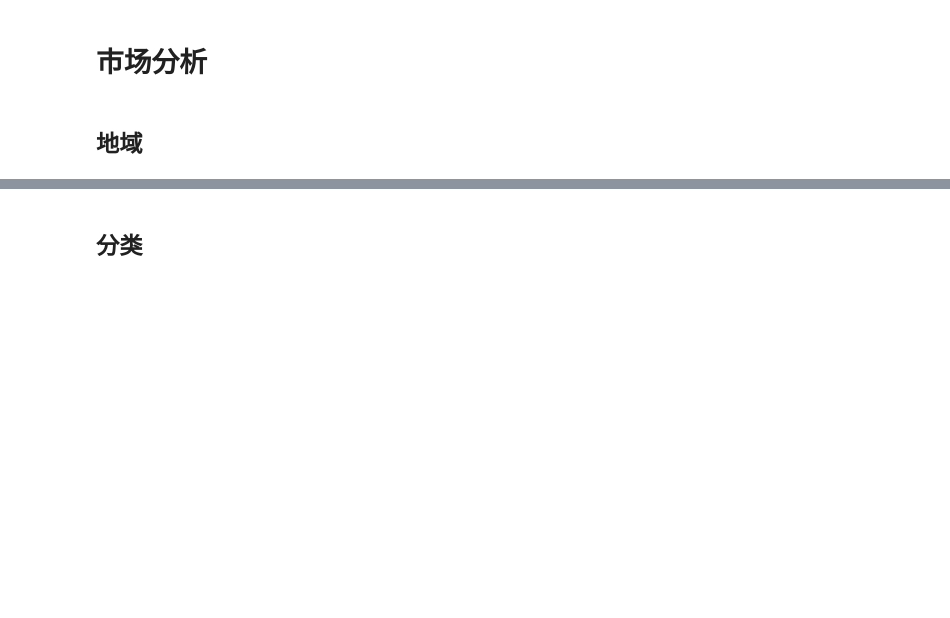
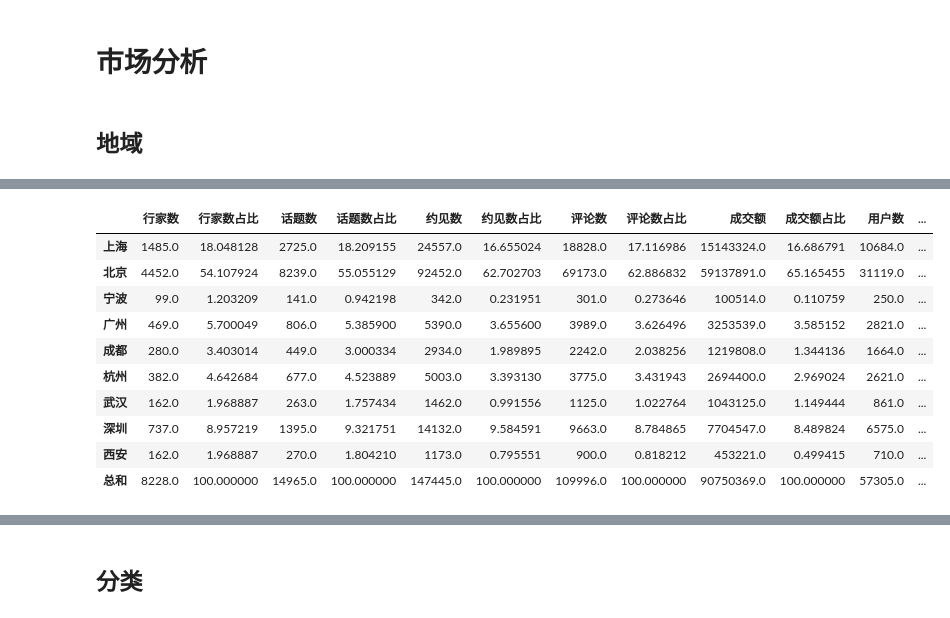
Before and after one commit to wymintage/zaih_analysis, a Jupyter notebook: zaih_analysis/zaih_analysis_2.ipynb, the cells around one changed output, grey strips where cells are left out. Saved outputs shown, nothing was run; the diff lists cells and outputs as text; code cells hidden in the pictures; blank space fills up the shorter version.

```diff
--- a/zaih_analysis/zaih_analysis_2.ipynb
+++ b/zaih_analysis/zaih_analysis_2.ipynb
@@ -43,3 +36,10 @@ conn = engine.connect()
+# %%
+# 连接数据库
+engine = create_engine(seeting.CONNECT_INFO)
+# seeting is a text file saved as .py file
+# seeting contains some user customize configurations
+# CONNECT_INFO like 'mysql+pymysql://user:password@host/dbname?charset=utf8mb4'
+conn = engine.connect()
 # %% [markdown]
 ## 获取数据
 # %%
@@ -227,0 +322,40 @@ city
+# %%
+# 数据合并及展示
+city = mentor_city.join([topic_city, meet_city, comment_city, volume_city_topic, user_city, reply_city], how='outer')
+city_sum = city.sum().to_frame().T
+city_sum = city_sum.rename({0:'总和'})
+city = city.append(city_sum)
+
+city = city.rename(
+    index=str,
+    columns={
+        'mentor_count': '行家数',
+        'mentor_pct': '行家数占比',
+        'topic_count':'话题数',
+        'topic_pct': '话题数占比',
+        'meet_num_sum': '约见数',
+        'meet_num_pct': '约见数占比',
+        'comment_count': '评论数',
+        'comment_pct': '评论数占比',
+        'volume': '成交额',
+        'volume_pct': '成交额占比',
+        'user_count': '用户数',
+        'user_pct': '用户数占比',
+        'reply_count': '回复数',
+        'reply_pct': '回复数占比'
+    }
+)
+
+city
+# %% [output]
+|  | 行家数 | 行家数占比 | 话题数 | 话题数占比 | 约见数 | 约见数占比 | 评论数 | 评论数占比 | 成交额 | 成交额占比 | 用户数 | ... |
+| 上海 | 1485.0 | 18.048128 | 2725.0 | 18.209155 | 24557.0 | 16.655024 | 18828.0 | 17.116986 | 15143324.0 | 16.686791 | 10684.0 | ... |
+| 北京 | 4452.0 | 54.107924 | 8239.0 | 55.055129 | 92452.0 | 62.702703 | 69173.0 | 62.886832 | 59137891.0 | 65.165455 | 31119.0 | ... |
+| 宁波 | 99.0 | 1.203209 | 141.0 | 0.942198 | 342.0 | 0.231951 | 301.0 | 0.273646 | 100514.0 | 0.110759 | 250.0 | ... |
+| 广州 | 469.0 | 5.700049 | 806.0 | 5.385900 | 5390.0 | 3.655600 | 3989.0 | 3.626496 | 3253539.0 | 3.585152 | 2821.0 | ... |
+| 成都 | 280.0 | 3.403014 | 449.0 | 3.000334 | 2934.0 | 1.989895 | 2242.0 | 2.038256 | 1219808.0 | 1.344136 | 1664.0 | ... |
+| 杭州 | 382.0 | 4.642684 | 677.0 | 4.523889 | 5003.0 | 3.393130 | 3775.0 | 3.431943 | 2694400.0 | 2.969024 | 2621.0 | ... |
+| 武汉 | 162.0 | 1.968887 | 263.0 | 1.757434 | 1462.0 | 0.991556 | 1125.0 | 1.022764 | 1043125.0 | 1.149444 | 861.0 | ... |
+| 深圳 | 737.0 | 8.957219 | 1395.0 | 9.321751 | 14132.0 | 9.584591 | 9663.0 | 8.784865 | 7704547.0 | 8.489824 | 6575.0 | ... |
+| 西安 | 162.0 | 1.968887 | 270.0 | 1.804210 | 1173.0 | 0.795551 | 900.0 | 0.818212 | 453221.0 | 0.499415 | 710.0 | ... |
+| 总和 | 8228.0 | 100.000000 | 14965.0 | 100.000000 | 147445.0 | 100.000000 | 109996.0 | 100.000000 | 90750369.0 | 100.000000 | 57305.0 | ... |
```
Also changed, not shown: parts of 43 cells of this notebook, 5 other files.
